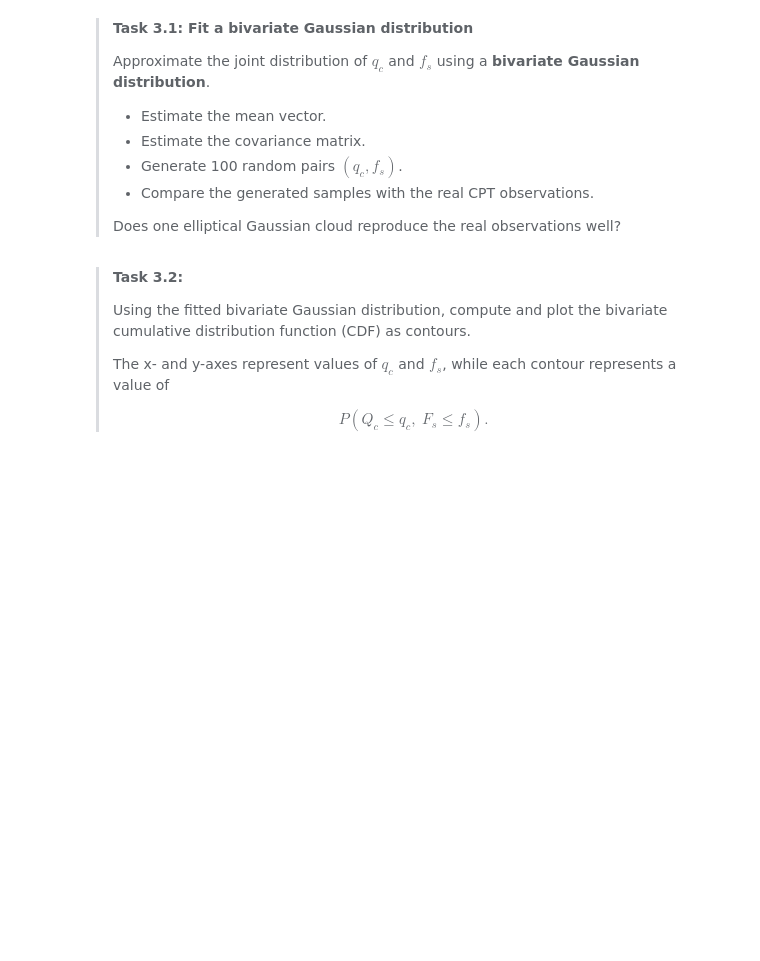
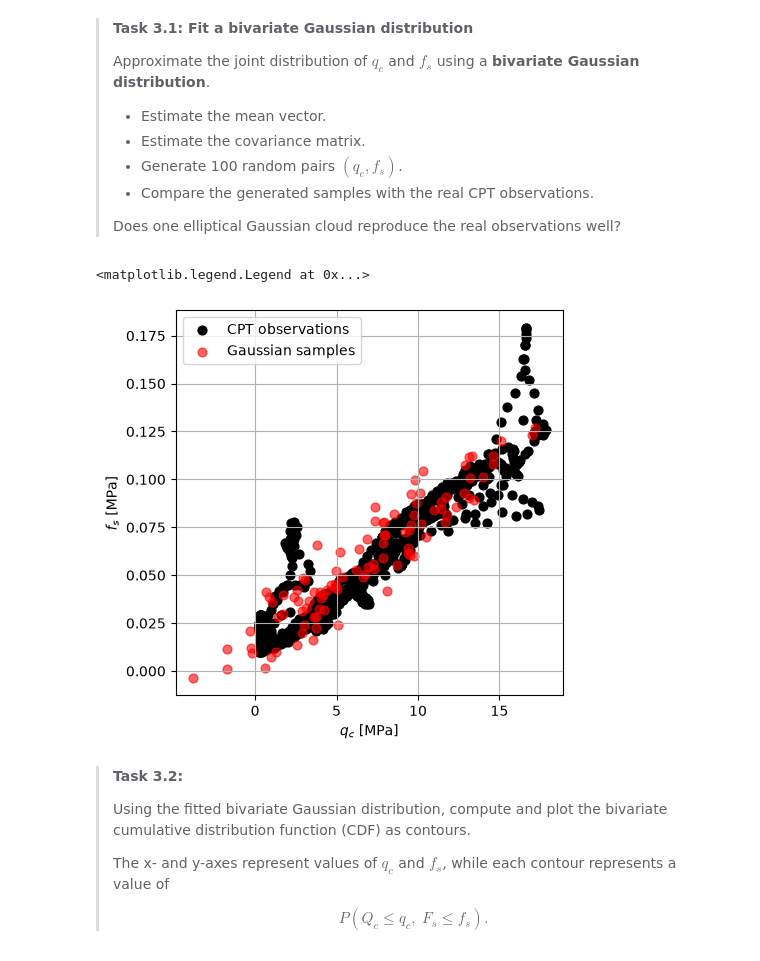
Before and after one commit to adewitvizz/WA1.5, a Jupyter notebook: Bivariate_Gaussian_CPT_data.ipynb, the cells around one changed output. Saved outputs shown, nothing was run; the diff lists cells and outputs as text; code cells hidden in the pictures; blank space fills up the shorter version.

```diff
--- a/Bivariate_Gaussian_CPT_data.ipynb
+++ b/Bivariate_Gaussian_CPT_data.ipynb
@@ -96,23 +116,23 @@ def calculate_covariance(X1, X2):
     """Calculate the sample covariance between two variables."""
 
     # Step 1: calculate the sample means
-    mean_x1 = ### YOUR CODE HERE ###
-    mean_x2 = ### YOUR CODE HERE ###
+    mean_x1 = np.mean(X1)
+    mean_x2 = np.mean(X2)
 
     # Step 2: calculate deviations from the means
-    diff_x1 = ### YOUR CODE HERE ###
-    diff_x2 = ### YOUR CODE HERE ###
+    diff_x1 = X1 - mean_x1
+    diff_x2 = X2 - mean_x2
 
     # Step 3: multiply corresponding deviations
-    product = ### YOUR CODE HERE ###
+    product =  diff_x1 *  diff_x2
 
     # Step 4: calculate the sample covariance
     # Hint: because these are sample observations, use N - 1
-    covariance = ### YOUR CODE HERE ###
+    covariance = np.mean(product)
 
     return covariance
 
 # Apply the function to the CPT data
-covariance_qc_fs = ### YOUR CODE HERE ###
+covariance_qc_fs = calculate_covariance(cpt['qc_MPa'],cpt['fs_MPa'])
 print('The covariance between qc and fs is',
       np.round(covariance_qc_fs, 5), 'MPa²')
@@ -159,32 +183,35 @@ print("Pearson's correlation coefficient between qc and fs is",
 > Does one elliptical Gaussian cloud reproduce the real observations well?
 # %%
 # Construct the mean vector
-mu1 = ### YOUR CODE HERE ###  # mean cone resistance qc
-mu2 = ### YOUR CODE HERE ###  # mean sleeve friction fs
+mu1 = np.mean(cpt['qc_MPa'])
+mu2 = np.mean(cpt['fs_MPa' ])
 mu = np.array([mu1, mu2])
 
 # Construct the covariance matrix
-s1 = ### YOUR CODE HERE ###   # standard deviation of qc
-s2 = ### YOUR CODE HERE ###   # standard deviation of fs
-covariance_12 = ### YOUR CODE HERE ###
+s1 = np.std(cpt['qc_MPa'])
+s2 = np.std(cpt['fs_MPa'])
+covariance_12 = calculate_covariance(cpt['qc_MPa'],cpt['fs_MPa'])
 
 sigma = np.array([
-    [### YOUR CODE HERE ###, ### YOUR CODE HERE ###],
-    [### YOUR CODE HERE ###, ### YOUR CODE HERE ###]
+    [s1**2, covariance_12],
+    [covariance_12, s2**2]
 ])
 
 # Draw 100 samples from the fitted bivariate Gaussian distribution
-samples = ### YOUR CODE HERE ###
+samples = multivariate_normal(mean=mu, cov=sigma).rvs(size=100)
 
 # Compare samples with observations
 fig, ax = plt.subplots(figsize=(5,5))
 ax.scatter(data[:,0], data[:,1], 40, 'k', label='CPT observations')
 ax.scatter(samples[:,0], samples[:,1], 40, 'r', alpha=0.6,
            label='Gaussian samples')
 ax.set_ylabel(r'$f_s$ [MPa]')
 ax.set_xlabel(r'$q_c$ [MPa]')
 ax.grid()
 ax.legend()
+# %% [output]
+<matplotlib.legend.Legend at 0x...>
+[figure, added]
 # %% [markdown]
 > **Task 3.2:**
 >
```
Also changed, not shown: parts of 9 cells of this notebook, 1 other file.
